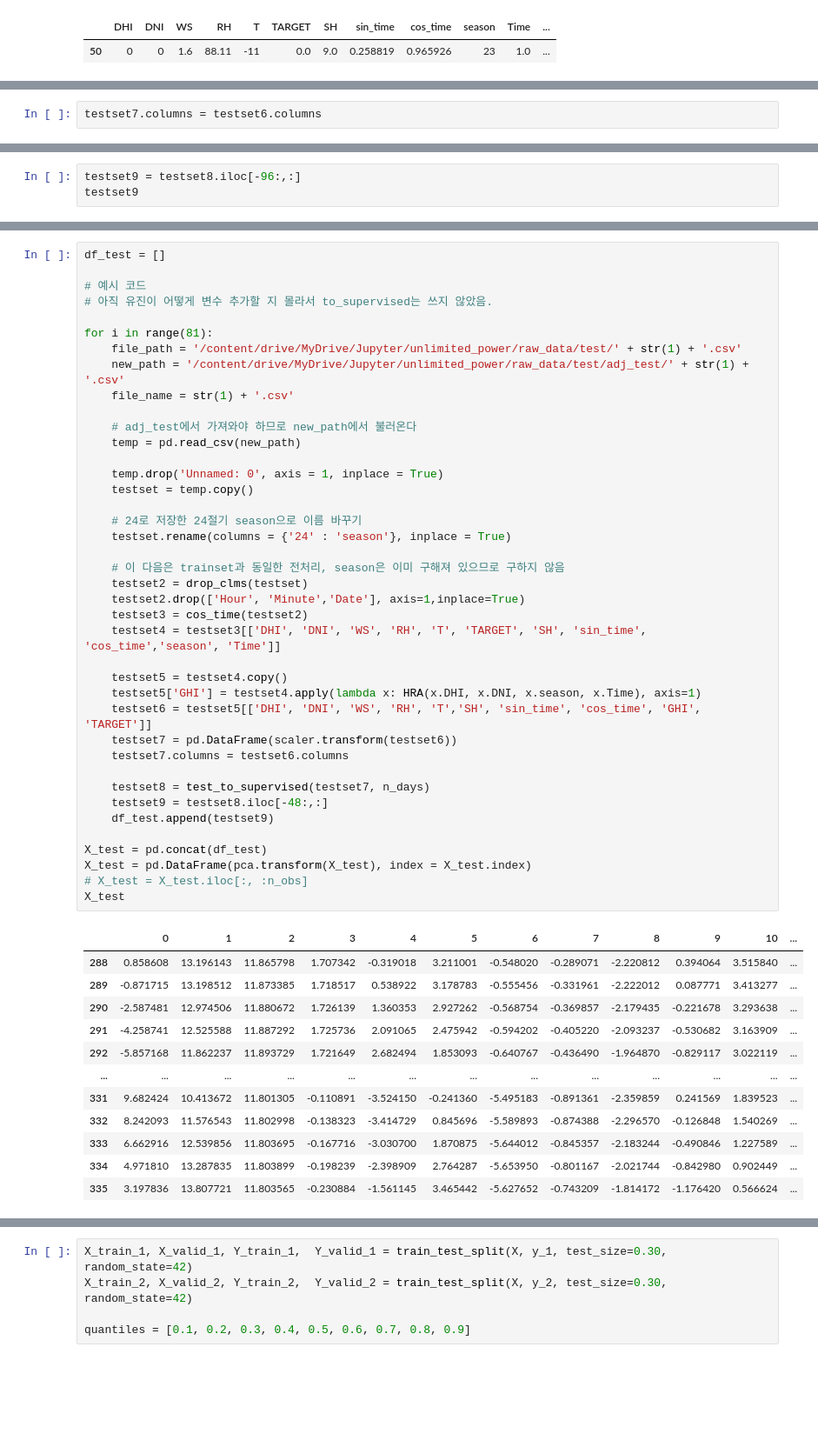
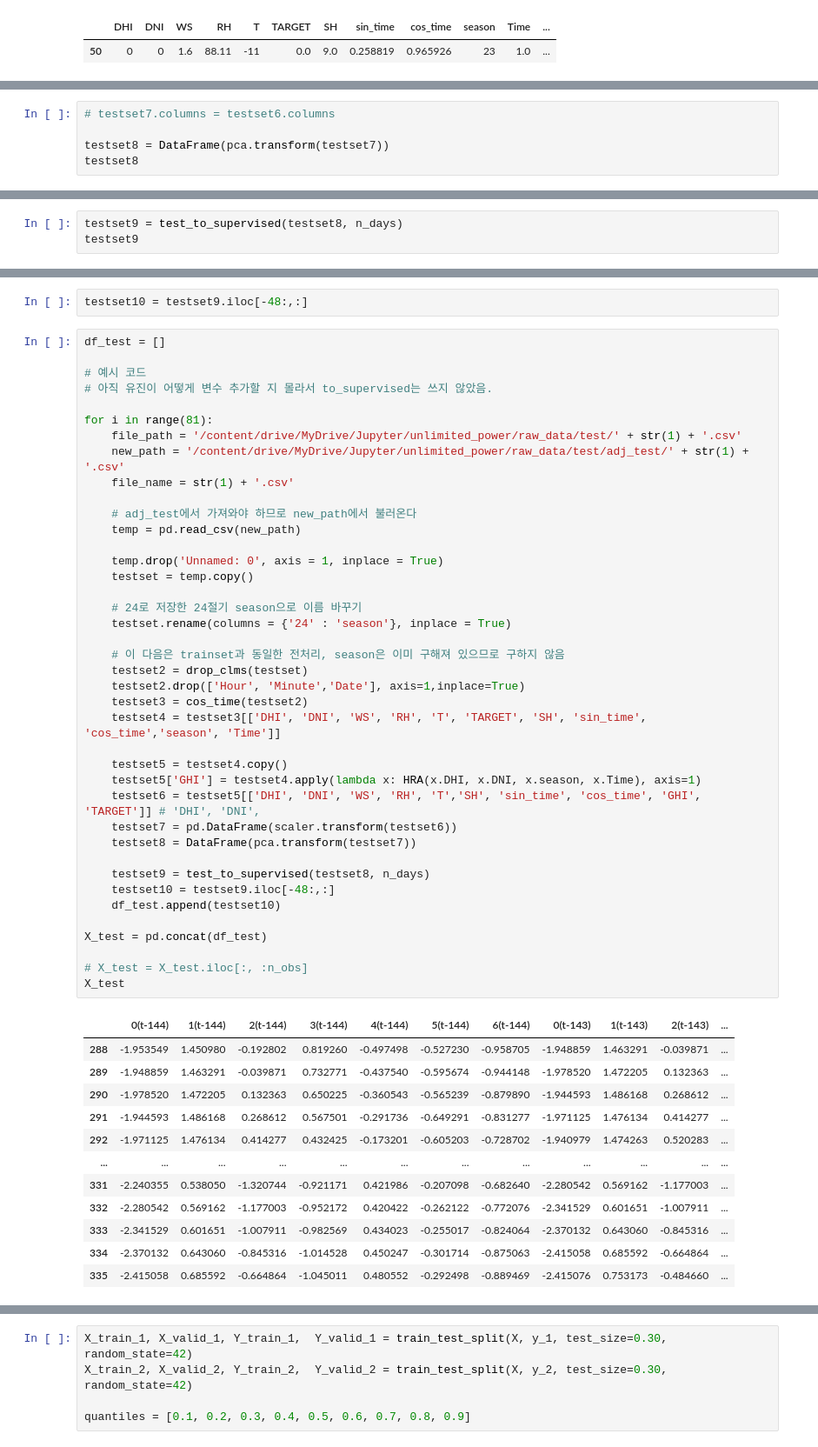
Before and after one commit to marvelous-koala/unlimited_power, a Jupyter notebook: SEMI_FINAL_차원축소.ipynb, the cells around one changed output, grey strips where cells are left out. Shown at 87% size. Drawn from its saved outputs; the diff is of its cells as text; blank space fills up the shorter version.

```diff
--- a/SEMI_FINAL_차원축소.ipynb
+++ b/SEMI_FINAL_차원축소.ipynb
@@ -474,2 +509,0 @@ testset7 = pd.DataFrame(scaler.transform(testset6))
-# %%
-testset7.columns = testset6.columns
@@ -492,0 +510,5 @@ testset8
+# %%
+# testset7.columns = testset6.columns
+
+testset8 = DataFrame(pca.transform(testset7))
+testset8
@@ -493,4 +529,4 @@ testset8
 # %%
-testset9 = testset8.iloc[-96:,:]
+testset9 = test_to_supervised(testset8, n_days)
 testset9
 # %% [output]
@@ -510,3 +546,5 @@ testset9
+# %%
+testset10 = testset9.iloc[-48:,:]
 # %%
 df_test = []
 
@@ -515,48 +553,48 @@ df_test = []
 
 for i in range(81):
     file_path = '/content/drive/MyDrive/Jupyter/unlimited_power/raw_data/test/' + str(1) + '.csv'
     new_path = '/content/drive/MyDrive/Jupyter/unlimited_power/raw_data/test/adj_test/' + str(1) + '.csv'
     file_name = str(1) + '.csv'
 
     # adj_test에서 가져와야 하므로 new_path에서 불러온다
     temp = pd.read_csv(new_path)
 
     temp.drop('Unnamed: 0', axis = 1, inplace = True)
     testset = temp.copy()
 
     # 24로 저장한 24절기 season으로 이름 바꾸기
     testset.rename(columns = {'24' : 'season'}, inplace = True)
 
     # 이 다음은 trainset과 동일한 전처리, season은 이미 구해져 있으므로 구하지 않음
     testset2 = drop_clms(testset)
     testset2.drop(['Hour', 'Minute','Date'], axis=1,inplace=True)
     testset3 = cos_time(testset2)
     testset4 = testset3[['DHI', 'DNI', 'WS', 'RH', 'T', 'TARGET', 'SH', 'sin_time', 'cos_time','season', 'Time']]
 
     testset5 = testset4.copy()
     testset5['GHI'] = testset4.apply(lambda x: HRA(x.DHI, x.DNI, x.season, x.Time), axis=1)
-    testset6 = testset5[['DHI', 'DNI', 'WS', 'RH', 'T','SH', 'sin_time', 'cos_time', 'GHI', 'TARGET']]
+    testset6 = testset5[['DHI', 'DNI', 'WS', 'RH', 'T','SH', 'sin_time', 'cos_time', 'GHI', 'TARGET']] # 'DHI', 'DNI',
     testset7 = pd.DataFrame(scaler.transform(testset6))
-    testset7.columns = testset6.columns
+    testset8 = DataFrame(pca.transform(testset7))
 
-    testset8 = test_to_supervised(testset7, n_days)
-    testset9 = testset8.iloc[-48:,:]
-    df_test.append(testset9)
+    testset9 = test_to_supervised(testset8, n_days)
+    testset10 = testset9.iloc[-48:,:]
+    df_test.append(testset10)
 
 X_test = pd.concat(df_test)
-X_test = pd.DataFrame(pca.transform(X_test), index = X_test.index)
+
 # X_test = X_test.iloc[:, :n_obs]
 X_test
 # %% [output]
-|  | 0 | 1 | 2 | 3 | 4 | 5 | 6 | 7 | 8 | 9 | 10 | ... |
-| 288 | 0.858608 | 13.196143 | 11.865798 | 1.707342 | -0.319018 | 3.211001 | -0.548020 | -0.289071 | -2.220812 | 0.394064 | 3.515840 | ... |
-| 289 | -0.871715 | 13.198512 | 11.873385 | 1.718517 | 0.538922 | 3.178783 | -0.555456 | -0.331961 | -2.222012 | 0.087771 | 3.413277 | ... |
-| 290 | -2.587481 | 12.974506 | 11.880672 | 1.726139 | 1.360353 | 2.927262 | -0.568754 | -0.369857 | -2.179435 | -0.221678 | 3.293638 | ... |
-| 291 | -4.258741 | 12.525588 | 11.887292 | 1.725736 | 2.091065 | 2.475942 | -0.594202 | -0.405220 | -2.093237 | -0.530682 | 3.163909 | ... |
-| 292 | -5.857168 | 11.862237 | 11.893729 | 1.721649 | 2.682494 | 1.853093 | -0.640767 | -0.436490 | -1.964870 | -0.829117 | 3.022119 | ... |
-| ... | ... | ... | ... | ... | ... | ... | ... | ... | ... | ... | ... | ... |
-| 331 | 9.682424 | 10.413672 | 11.801305 | -0.110891 | -3.524150 | -0.241360 | -5.495183 | -0.891361 | -2.359859 | 0.241569 | 1.839523 | ... |
-| 332 | 8.242093 | 11.576543 | 11.802998 | -0.138323 | -3.414729 | 0.845696 | -5.589893 | -0.874388 | -2.296570 | -0.126848 | 1.540269 | ... |
-| 333 | 6.662916 | 12.539856 | 11.803695 | -0.167716 | -3.030700 | 1.870875 | -5.644012 | -0.845357 | -2.183244 | -0.490846 | 1.227589 | ... |
-| 334 | 4.971810 | 13.287835 | 11.803899 | -0.198239 | -2.398909 | 2.764287 | -5.653950 | -0.801167 | -2.021744 | -0.842980 | 0.902449 | ... |
-| 335 | 3.197836 | 13.807721 | 11.803565 | -0.230884 | -1.561145 | 3.465442 | -5.627652 | -0.743209 | -1.814172 | -1.176420 | 0.566624 | ... |
+|  | 0(t-144) | 1(t-144) | 2(t-144) | 3(t-144) | 4(t-144) | 5(t-144) | 6(t-144) | 0(t-143) | 1(t-143) | 2(t-143) | ... |
+| 288 | -1.953549 | 1.450980 | -0.192802 | 0.819260 | -0.497498 | -0.527230 | -0.958705 | -1.948859 | 1.463291 | -0.039871 | ... |
+| 289 | -1.948859 | 1.463291 | -0.039871 | 0.732771 | -0.437540 | -0.595674 | -0.944148 | -1.978520 | 1.472205 | 0.132363 | ... |
+| 290 | -1.978520 | 1.472205 | 0.132363 | 0.650225 | -0.360543 | -0.565239 | -0.879890 | -1.944593 | 1.486168 | 0.268612 | ... |
+| 291 | -1.944593 | 1.486168 | 0.268612 | 0.567501 | -0.291736 | -0.649291 | -0.831277 | -1.971125 | 1.476134 | 0.414277 | ... |
+| 292 | -1.971125 | 1.476134 | 0.414277 | 0.432425 | -0.173201 | -0.605203 | -0.728702 | -1.940979 | 1.474263 | 0.520283 | ... |
+| ... | ... | ... | ... | ... | ... | ... | ... | ... | ... | ... | ... |
+| 331 | -2.240355 | 0.538050 | -1.320744 | -0.921171 | 0.421986 | -0.207098 | -0.682640 | -2.280542 | 0.569162 | -1.177003 | ... |
+| 332 | -2.280542 | 0.569162 | -1.177003 | -0.952172 | 0.420422 | -0.262122 | -0.772076 | -2.341529 | 0.601651 | -1.007911 | ... |
+| 333 | -2.341529 | 0.601651 | -1.007911 | -0.982569 | 0.434023 | -0.255017 | -0.824064 | -2.370132 | 0.643060 | -0.845316 | ... |
+| 334 | -2.370132 | 0.643060 | -0.845316 | -1.014528 | 0.450247 | -0.301714 | -0.875063 | -2.415058 | 0.685592 | -0.664864 | ... |
+| 335 | -2.415058 | 0.685592 | -0.664864 | -1.045011 | 0.480552 | -0.292498 | -0.889469 | -2.415076 | 0.753173 | -0.484660 | ... |
```
Also changed, not shown: parts of 23 cells of this notebook, 1 other file.
